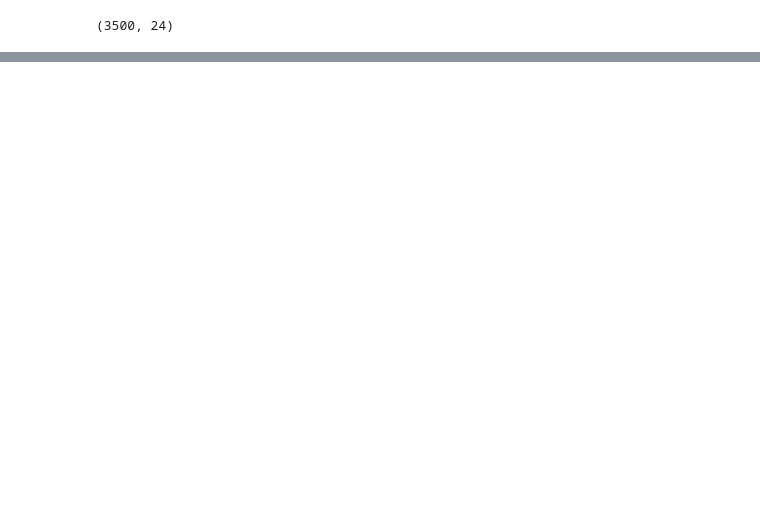
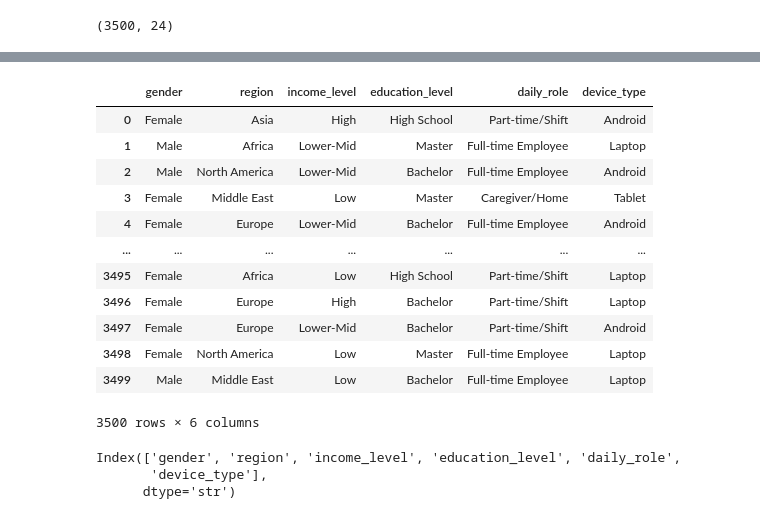
Before and after one commit to debjit11/Mental-Health-Prediction, a Jupyter notebook: main.ipynb, the cells around one changed output, grey strips where cells are left out. Saved outputs shown, nothing was run; the diff lists cells and outputs as text; code cells hidden in the pictures; blank space fills up the shorter version.

```diff
--- a/main.ipynb
+++ b/main.ipynb
@@ -21,0 +120,22 @@ df.shape
+# %%
+categorial_df
+# %% [output]
+|  | gender | region | income_level | education_level | daily_role | device_type |
+| 0 | Female | Asia | High | High School | Part-time/Shift | Android |
+| 1 | Male | Africa | Lower-Mid | Master | Full-time Employee | Laptop |
+| 2 | Male | North America | Lower-Mid | Bachelor | Full-time Employee | Android |
+| 3 | Female | Middle East | Low | Master | Caregiver/Home | Tablet |
+| 4 | Female | Europe | Lower-Mid | Bachelor | Full-time Employee | Android |
+| ... | ... | ... | ... | ... | ... | ... |
+| 3495 | Female | Africa | Low | High School | Part-time/Shift | Laptop |
+| 3496 | Female | Europe | High | Bachelor | Part-time/Shift | Laptop |
+| 3497 | Female | Europe | Lower-Mid | Bachelor | Part-time/Shift | Android |
+| 3498 | Female | North America | Low | Master | Full-time Employee | Laptop |
+| 3499 | Male | Middle East | Low | Bachelor | Full-time Employee | Laptop |
+3500 rows × 6 columns
+# %%
+categorial_df.columns
+# %% [output]
+Index(['gender', 'region', 'income_level', 'education_level', 'daily_role',
+       'device_type'],
+      dtype='str')
```
Also changed, not shown: parts of 10 cells of this notebook.
